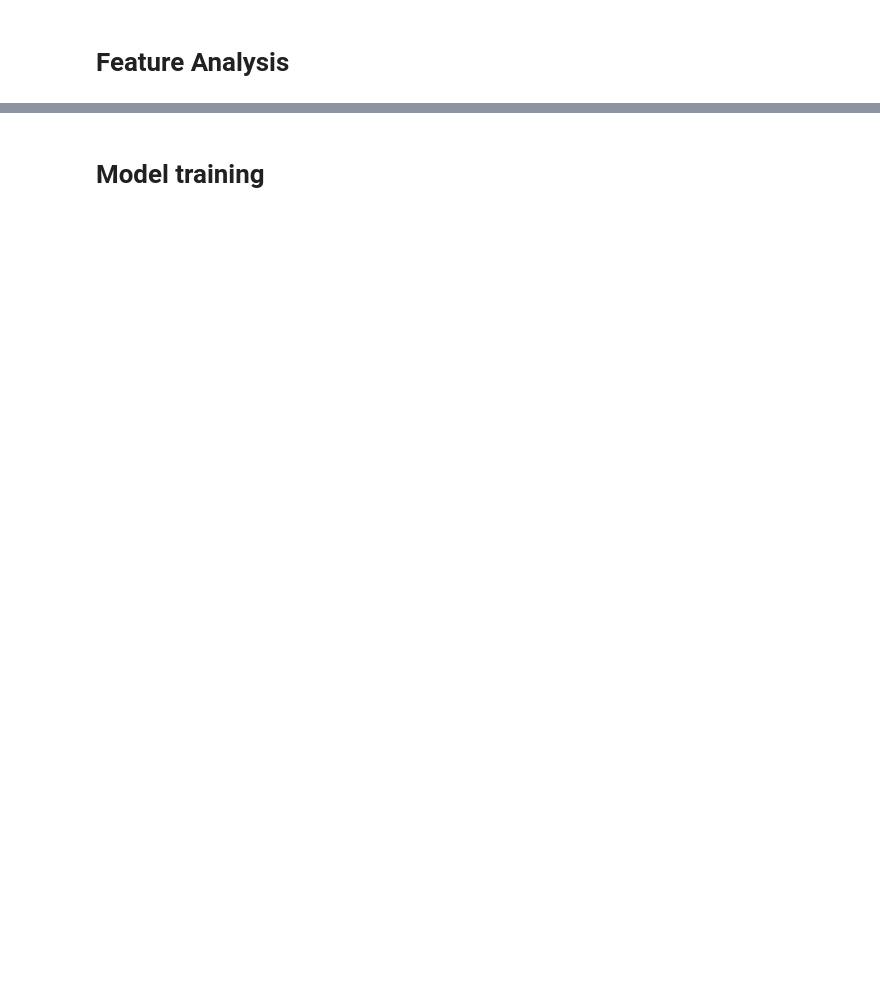
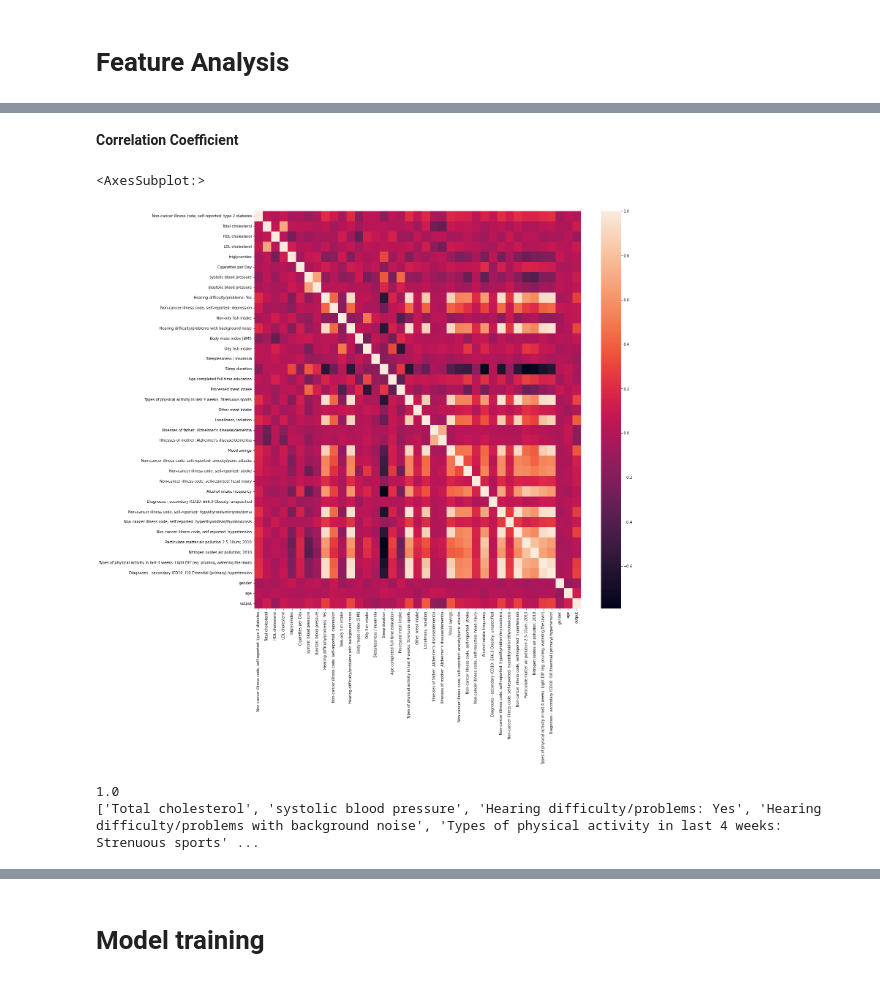
Before and after one commit to Mashiatmm/AD_Project_Thesis, a Jupyter notebook: genetic data/Mashiat_Main_Notebook.ipynb, the cells around one changed output, grey strips where cells are left out. Saved outputs shown, nothing was run; the diff lists cells and outputs as text; code cells hidden in the pictures; blank space fills up the shorter version.

```diff
--- a/genetic data/Mashiat_Main_Notebook.ipynb
+++ b/genetic data/Mashiat_Main_Notebook.ipynb
@@ -739,0 +837,24 @@ HDL cholesterol
+# %% [markdown]
+**Correlation Coefficient**
+# %%
+fig, ax = plt.subplots(figsize=(20,20))         # Sample figsize in inches
+corr = shuffled.corr()
+sns.heatmap( corr )
+# %% [output]
+<AxesSubplot:>
+[figure, added]
+# %%
+print(corr.iloc[0][0])
+features_selected = []
+column_len = len( shuffled.columns )
+output_idx = column_len - 1
+
+for i in range( column_len ):
+    if (corr.iloc[i][output_idx] > 0.1 ) and i != output_idx :
+        features_selected.append(shuffled.columns[i])
+print(features_selected)
+
+selected_features += features_selected
+# %% [output]
+1.0
+['Total cholesterol', 'systolic blood pressure', 'Hearing difficulty/problems: Yes', 'Hearing difficulty/problems with background noise', 'Types of physical activity in last 4 weeks: Strenuous sports' ...
```
Also changed, not shown: parts of 61 cells of this notebook, 6 other files.
